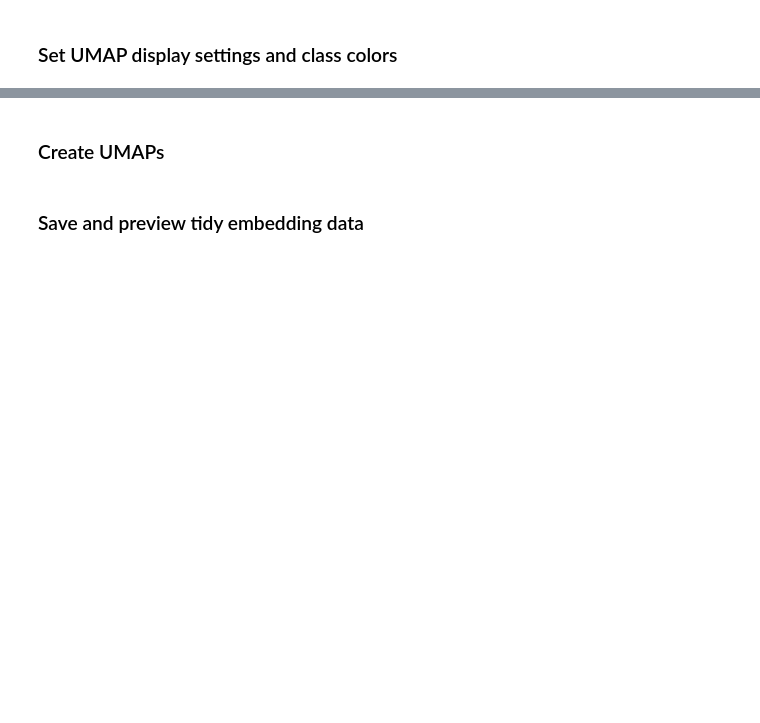
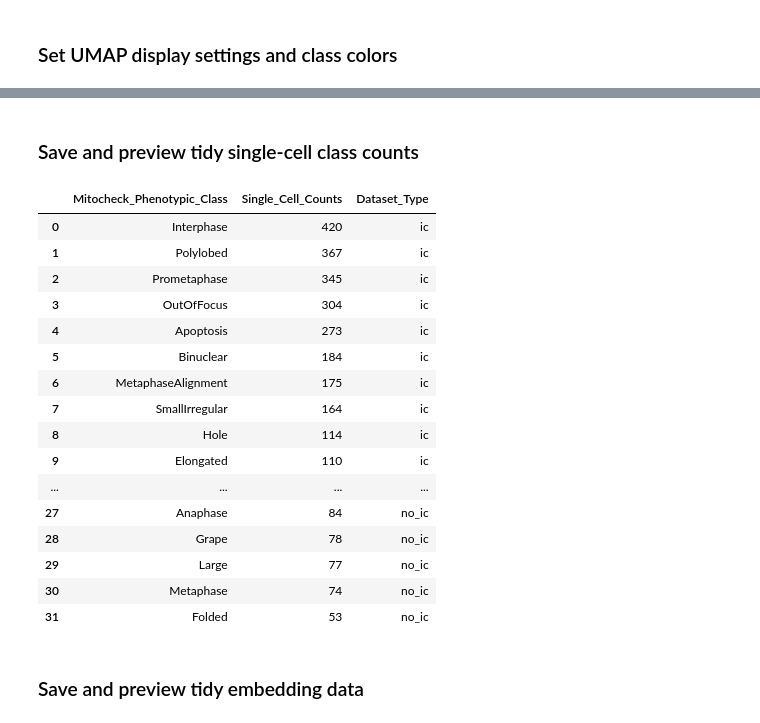
Before and after one commit to WayScience/mitocheck_data, a Jupyter notebook: 4.analyze_data/analyze_data.ipynb, the cells around one changed output, grey strips where cells are left out. Cells and saved outputs as stored; diff of their text form; code cells hidden in the pictures; blank space fills up the shorter version.

```diff
--- a/4.analyze_data/analyze_data.ipynb
+++ b/4.analyze_data/analyze_data.ipynb
@@ -141,2 +159,0 @@ for dataset_type in dataset_types:
-# %% [markdown]
-### Create UMAPs
@@ -182,3 +160,35 @@ for feature_type in feature_types:
+# %% [markdown]
+### Save and preview tidy single-cell class counts
+# %%
+# compile tidy embeddings into one dataframe
+compiled_single_cell_class_counts = pd.concat(compiled_single_cell_class_counts).reset_index(drop=True)
+
+# save single-cell class counts
+single_cell_class_counts_save_path = pathlib.Path(
+    f"{results_dir}/single_cell_class_counts.csv"
+)
+compiled_single_cell_class_counts.to_csv(single_cell_class_counts_save_path)
+
+# preview single-cell class counts
+compiled_single_cell_class_counts
+# %% [output]
+|  | Mitocheck_Phenotypic_Class | Single_Cell_Counts | Dataset_Type |
+| 0 | Interphase | 420 | ic |
+| 1 | Polylobed | 367 | ic |
+| 2 | Prometaphase | 345 | ic |
+| 3 | OutOfFocus | 304 | ic |
+| 4 | Apoptosis | 273 | ic |
+| 5 | Binuclear | 184 | ic |
+| 6 | MetaphaseAlignment | 175 | ic |
+| 7 | SmallIrregular | 164 | ic |
+| 8 | Hole | 114 | ic |
+| 9 | Elongated | 110 | ic |
+| ... | ... | ... | ... |
+| 27 | Anaphase | 84 | no_ic |
+| 28 | Grape | 78 | no_ic |
+| 29 | Large | 77 | no_ic |
+| 30 | Metaphase | 74 | no_ic |
+| 31 | Folded | 53 | no_ic |
 # %% [markdown]
 ### Save and preview tidy embedding data
 # %%
```
Also changed, not shown: parts of 4 cells of this notebook, 7 other files.
